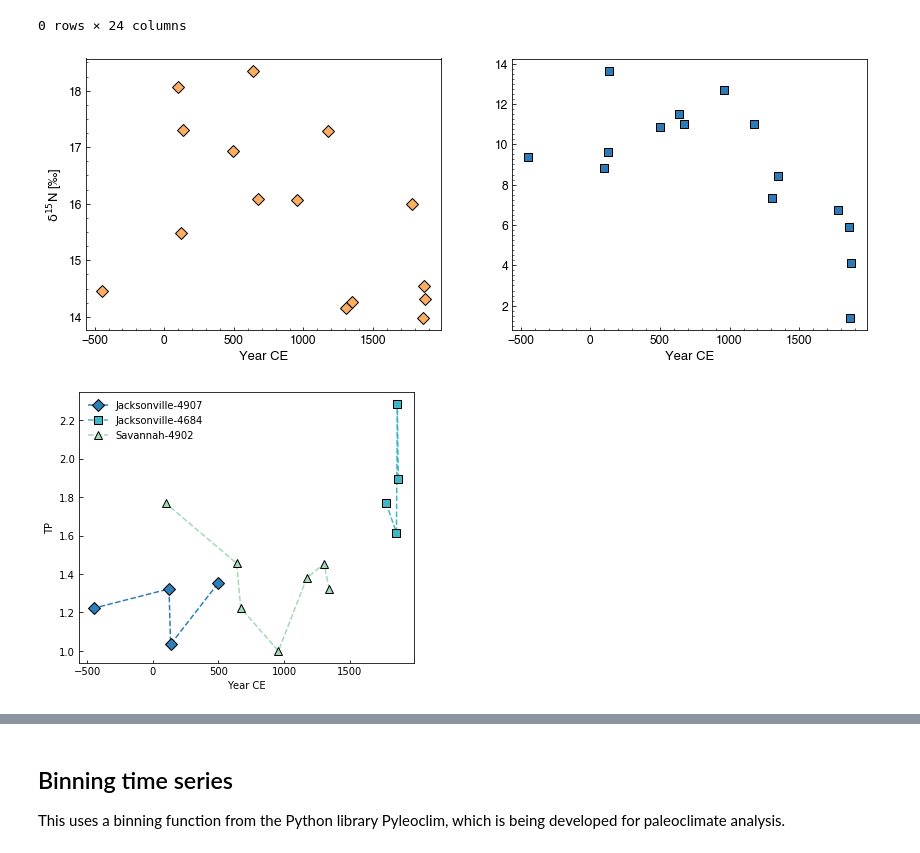
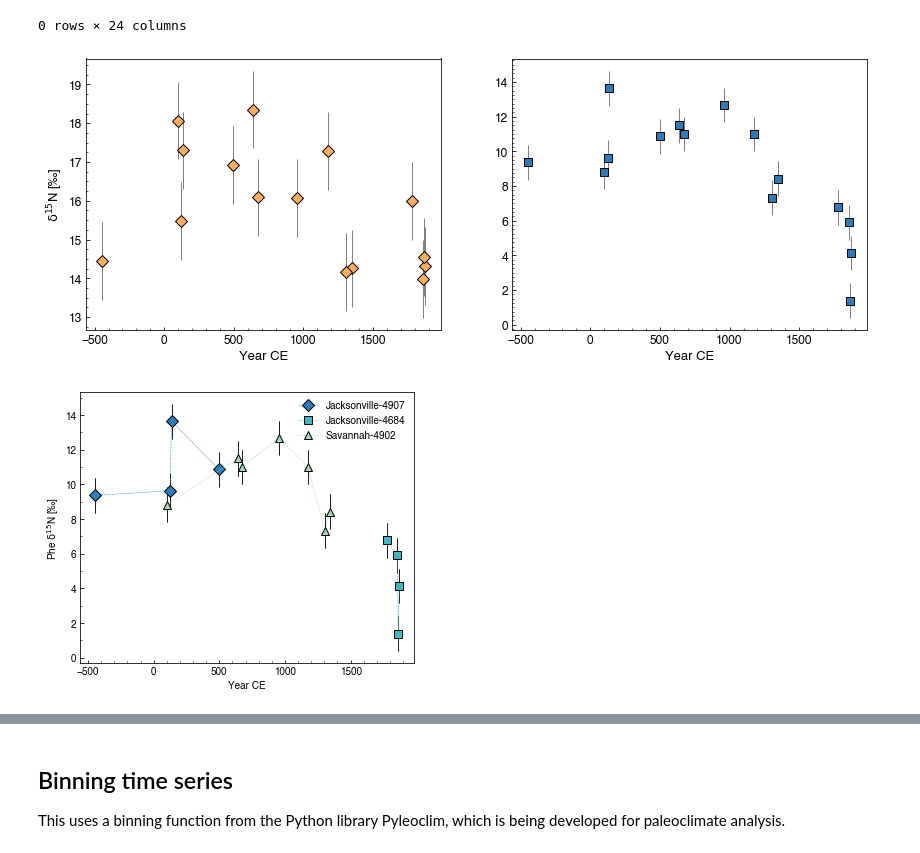
Before and after one commit to johntamu/seus-python, a Jupyter notebook: Coral Isotope Timeseries-Chapter 2.ipynb, the cells around one changed output, grey strips where cells are left out. Cells and saved outputs as stored; diff of their text form; code cells hidden in the pictures.

```diff
--- a/Coral Isotope Timeseries-Chapter 2.ipynb
+++ b/Coral Isotope Timeseries-Chapter 2.ipynb
@@ -351,19 +315,25 @@ markersize = 8
 fig, (ax1,ax2) = plt.subplots(1, 2, figsize = (14,5))
 # ax = fig.add_subplot(111)
 
+ndata['error'] = 1
+
 size1 = 13
 ax1.set_xlabel("Year CE", size = size1)
 ax2.set_xlabel("Year CE", size = size1)
 ax1.set_ylabel(n, size = size1)
 
+
 ax1.plot('Year CE', 'Glu', data = ndata, label = 'Glu (Trophic)',
          marker = "D", linestyle = "None",
          color = "#fdae61", markeredgecolor = "k", markersize = markersize)
+ax1.errorbar(ndata['Year CE'],ndata['Glu'], yerr=[ndata['error'],ndata['error']], fmt='o', color = 'black', linewidth = 0.5, markerfacecolor = 'None', markeredgecolor = 'None')
 
 # axs.subplot(1, 2, 2)
 ax2.plot('Year CE', 'Phe', data = ndata, label = 'Phe (Source)',
          marker = "s", linestyle = "None",
          color = "#2c7bb6", markeredgecolor = "k", markersize = markersize)
+ax2.errorbar(ndata['Year CE'],ndata['Phe'], yerr=[ndata['error'],ndata['error']], fmt='o', color = 'black', linewidth = 0.5, markerfacecolor = 'None', markeredgecolor = 'None')
+
 
 size2 = 12
 for tick in ax1.get_xticklabels():
@@ -396,34 +366,40 @@ ax2.tick_params(direction='in', which = 'both')
 # Save figure
 plt.savefig('fig_phe_glu_time.png', dpi=300, bbox_inches='tight')
 # %% [output]
-[figure, old version]
+[figure, new version]
 # %%
 # Subset the data
 # NOTE: It is possible to write a for loop to do this, but I am doing this to save time
 # https://stackoverflow.com/questions/21654635/scatter-plots-in-pandas-pyplot-how-to-plot-by-category
 
 n_jack = ndata[ndata['Sample ID2']=='Jacksonville-4907']
 n_jack2 = ndata[ndata['Sample ID2']=='Jacksonville-4684']
 n_sav = ndata[ndata['Sample ID2']=='Savannah Banks-4902']
 markersize = 8
-
+linewidth = 0.5
 fig = plt.figure(figsize=(6,5))
 ax = fig.add_subplot(111)
 ax.set_xlabel("Year CE")
-# ax.set_ylabel(r'Phe $\mathrm{\delta}^{15}$N ['u"\u2030]")
-ax.set_ylabel('TP')
+ax.set_ylabel(r'Phe $\mathrm{\delta}^{15}$N ['u"\u2030]")
+# ax.set_ylabel('TP')
 
-plt.plot('Year CE', 'TP', data = n_jack, label = "Jacksonville-4907", marker = "D", linestyle = "--", color = "#2c7fb8", markeredgecolor = "k", markersize = markersize)
-plt.plot('Year CE', 'TP', data = n_jack2, label = "Jacksonville-4684", marker = "s", linestyle = "--", color = "#41b6c4", markeredgecolor = "k", markersize = markersize)
-plt.plot('Year CE', 'TP', data = n_sav, label = "Savannah-4902", marker = "^", linestyle = "--", color = "#a1dab4", markeredgecolor = "k", markersize = markersize)
+plt.plot('Year CE', 'Phe', data = n_jack, label = "Jacksonville-4907", marker = "D", linewidth = linewidth, linestyle = "--", color = "#2c7fb8", markeredgecolor = "k", markersize = markersize)
+plt.plot('Year CE', 'Phe', data = n_jack2, label = "Jacksonville-4684", marker = "s", linewidth = linewidth, linestyle = "--", color = "#41b6c4", markeredgecolor = "k", markersize = markersize)
+plt.plot('Year CE', 'Phe', data = n_sav, label = "Savannah-4902", marker = "^", linewidth = linewidth, linestyle = "--", color = "#a1dab4", markeredgecolor = "k", markersize = markersize)
 
-ax.tick_params(direction='in')
+plt.errorbar(ndata['Year CE'],ndata['Phe'], yerr=[ndata['error'],ndata['error']], fmt='o', color = 'black', linewidth = 0.5, markerfacecolor = 'None', markeredgecolor = 'None')
+plt.errorbar(ndata['Year CE'],ndata['Phe'], yerr=[ndata['error'],ndata['error']], fmt='o', color = 'black', linewidth = 0.5, markerfacecolor = 'None', markeredgecolor = 'None')
+plt.errorbar(ndata['Year CE'],ndata['Phe'], yerr=[ndata['error'],ndata['error']], fmt='o', color = 'black', linewidth = 0.5, markerfacecolor = 'None', markeredgecolor = 'None')
+
+ax.tick_params(direction='in', which = 'both')
+ax.xaxis.set_minor_locator(MultipleLocator(100))
+ax.yaxis.set_minor_locator(MultipleLocator(1))
 
 # Legend
 plt.legend(frameon=False)
 
 # Save figure
-# plt.savefig('fig_phe_time_2.png', dpi=300, bbox_inches='tight')
+plt.savefig('fig_phe_time_2.png', dpi=300, bbox_inches='tight')
 # %% [output]
-[figure, old version]
+[figure, new version]
 # %%
```
Also changed, not shown: parts of 19 cells of this notebook, 15 other files.
